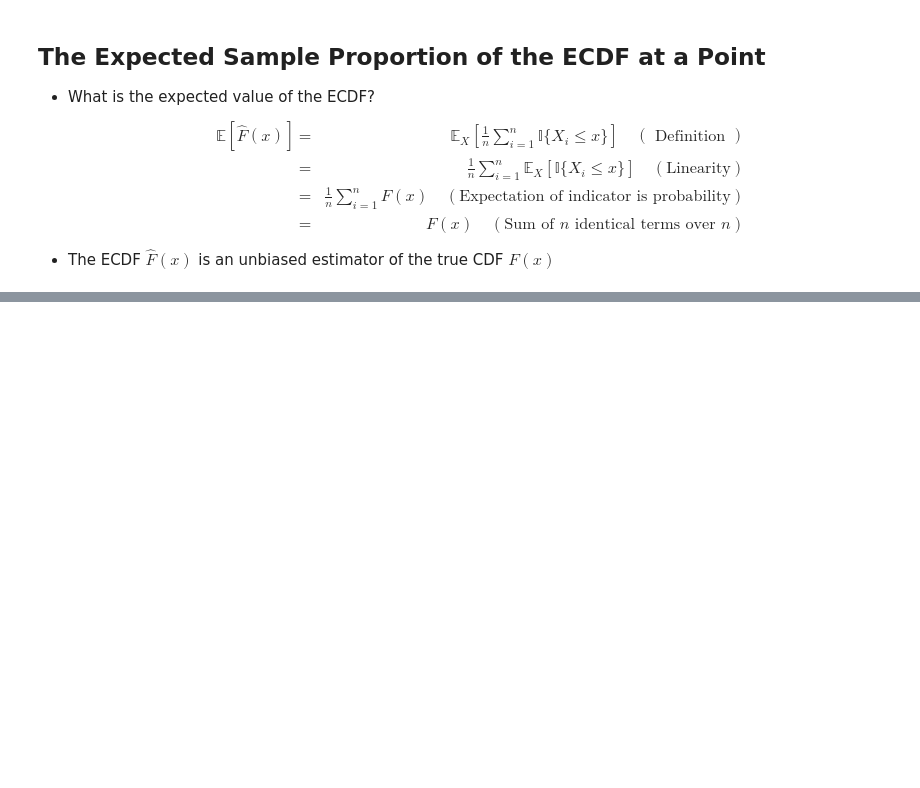
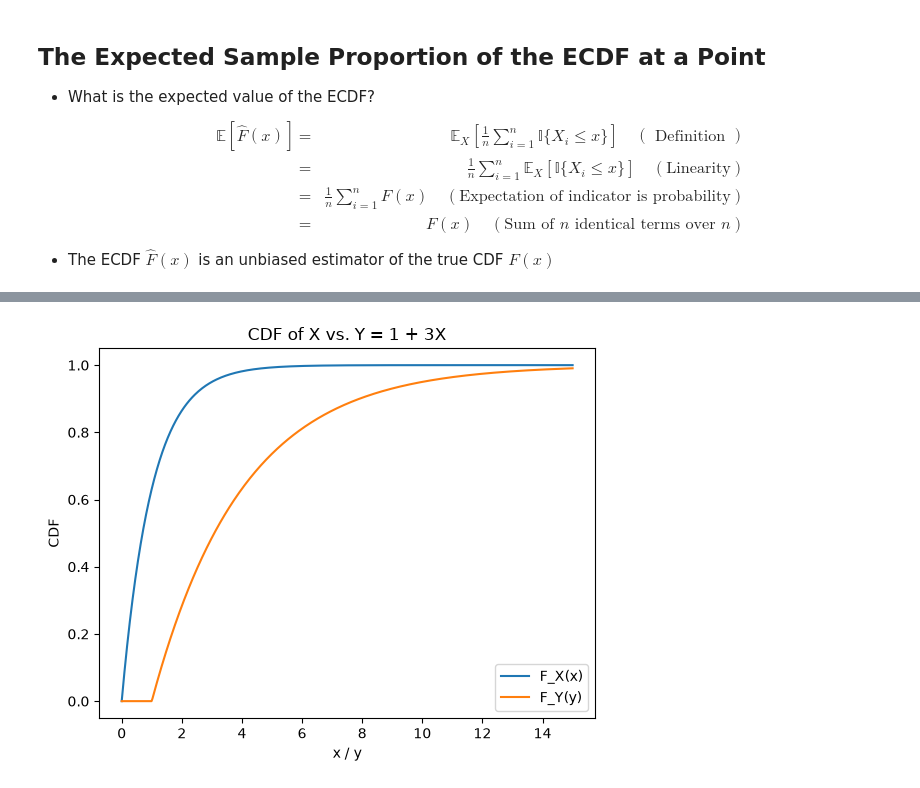
Before and after one commit to Shuvam-Chowdhury/uu_categorical_and_numeric, a Jupyter notebook: categorical_and_ecdf.ipynb, the cells around one changed output, grey strips where cells are left out. Saved outputs shown, nothing was run; the diff lists cells and outputs as text; code cells hidden in the pictures; blank space fills up the shorter version.

```diff
--- a/categorical_and_ecdf.ipynb
+++ b/categorical_and_ecdf.ipynb
@@ -302,0 +338,25 @@ $$
+# %%
+import numpy as np
+import matplotlib.pyplot as plt
+import seaborn as sns
+
+x = np.linspace(0, 15, 500)
+y = np.linspace(0, 15, 500)
+
+Fx = 1 - np.exp(-x)
+
+Fy = np.where(
+    y < 1,
+    0,
+    1 - np.exp(-(y - 1) / 3)
+)
+
+sns.lineplot(x=x, y=Fx, label="F_X(x)")
+sns.lineplot(x=y, y=Fy, label="F_Y(y)")
+
+plt.xlabel("x / y")
+plt.ylabel("CDF")
+plt.title("CDF of X vs. Y = 1 + 3X")
+plt.show()
+# %% [output]
+[figure, added]
```
Also changed, not shown: parts of 7 cells of this notebook, 3 other files.
